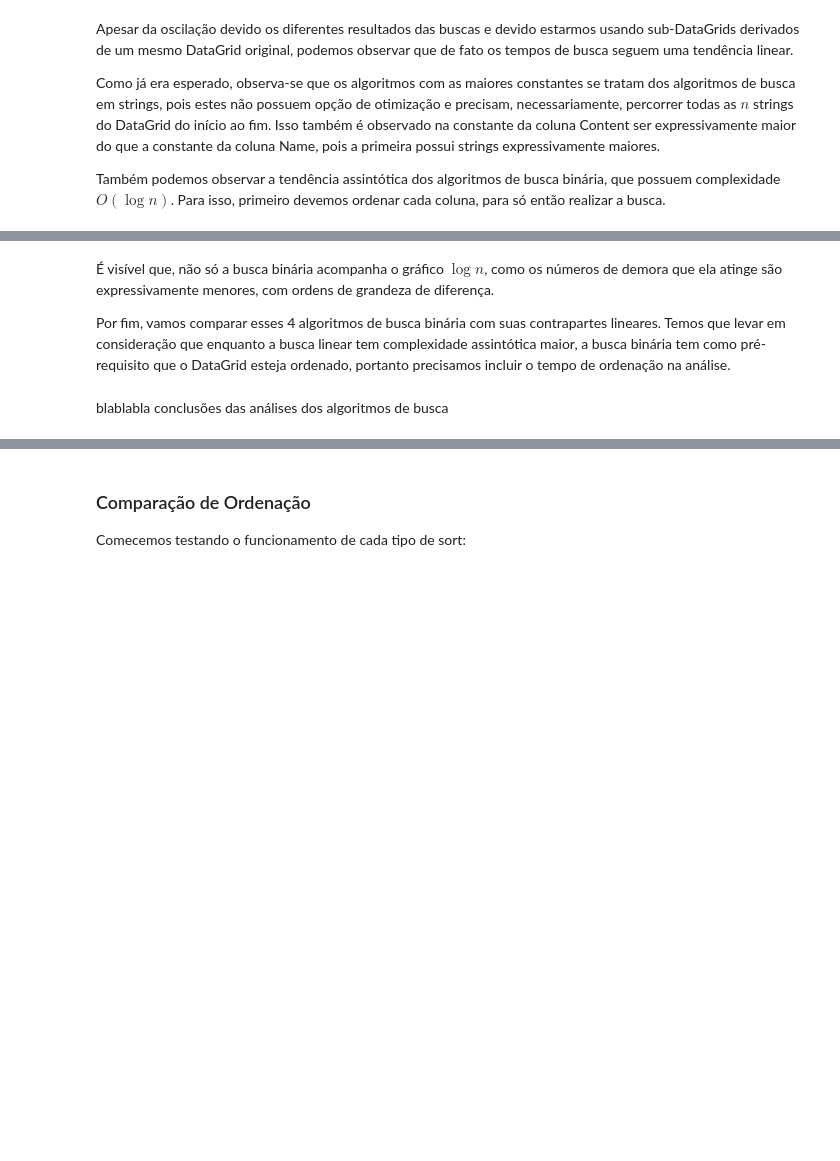
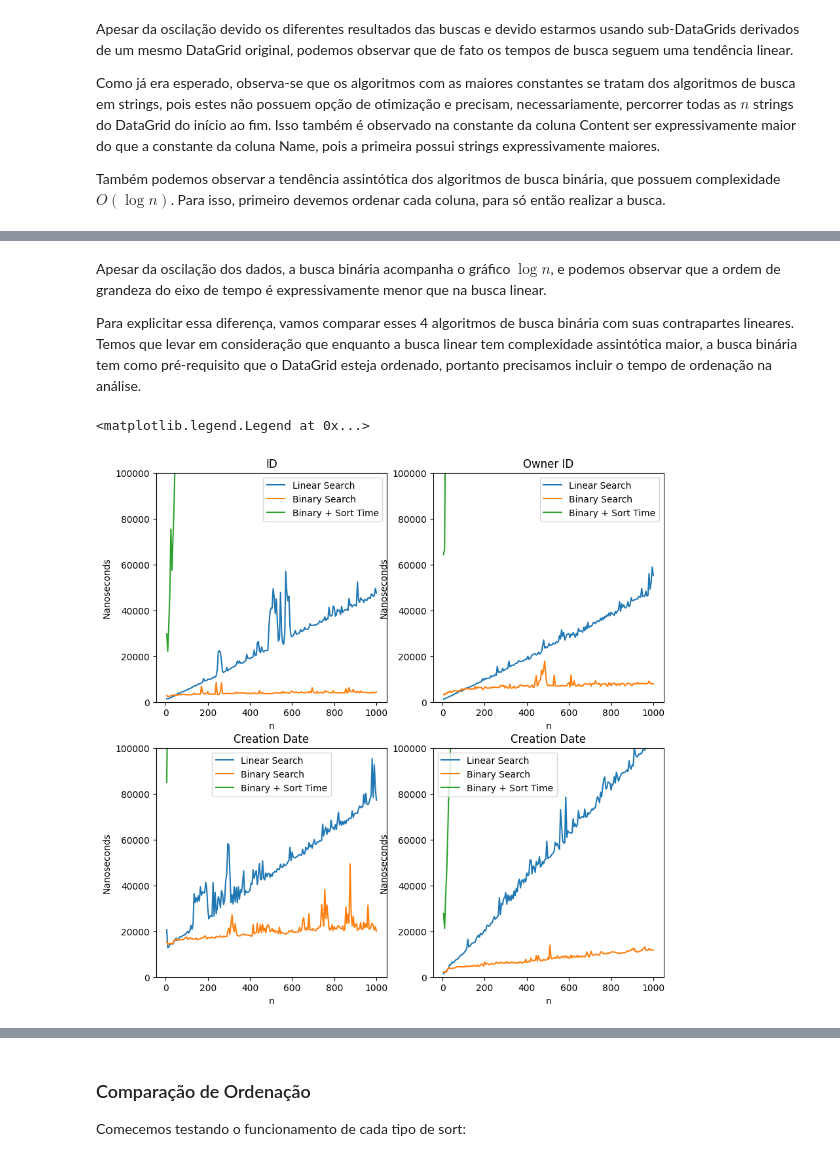
Before and after one commit to LaviniaSD/PAA, a Jupyter notebook: relatorio.ipynb, the cells around one changed output, grey strips where cells are left out. Saved outputs shown, nothing was run; the diff lists cells and outputs as text; code cells hidden in the pictures; blank space fills up the shorter version.

Commit message:
Termine relatório de comparação de busca

```diff
--- a/relatorio.ipynb
+++ b/relatorio.ipynb
@@ -530,41 +512,44 @@ TypeError: 'tuple' object does not support item assignment
 # %% [markdown]
-É visível que, não só a busca binária acompanha o gráfico $\log n$, como os números de demora que ela atinge são expressivamente menores, com ordens de grandeza de diferença.
+Apesar da oscilação dos dados, a busca binária acompanha o gráfico $\log n$, e podemos observar que a ordem de grandeza do eixo de tempo é expressivamente menor que na busca linear.
 
-Por fim, vamos comparar esses 4 algoritmos de busca binária com suas contrapartes lineares. Temos que levar em consideração que enquanto a busca linear tem complexidade assintótica maior, a busca binária tem como pré-requisito que o DataGrid esteja ordenado, portanto precisamos incluir o tempo de ordenação na análise.
+Para explicitar essa diferença, vamos comparar esses 4 algoritmos de busca binária com suas contrapartes lineares. Temos que levar em consideração que enquanto a busca linear tem complexidade assintótica maior, a busca binária tem como pré-requisito que o DataGrid esteja ordenado, portanto precisamos incluir o tempo de ordenação na análise.
 # %%
-# TODO: Plotar seis gráficos com o tempo da busca linear, com a busca binária, e com a busca binária somada ao tempo de ordenação.
 fig, axes = plt.subplots(2, 2, figsize=(10,10)) # Gráficos para plot
+
+for ax in axes.flat:
+    ax.set_ylim([0, 100000])
 
 id_bin_sort = [bin_id_exec_times[i] + id_sort_times[i] for i in range(len(bin_id_exec_times))]
 axes[0][0].plot(dg_sizes, lin_id_exec_times, label = "Linear Search")
 axes[0][0].plot(dg_sizes, bin_id_exec_times, label = "Binary Search")
 axes[0][0].plot(dg_sizes, id_bin_sort, label = "Binary + Sort Time")
 axes[0][0].set(ylabel = "Nanoseconds", xlabel = "n")
 axes[0][0].set_title("ID")
 axes[0][0].legend()
 
 own_bin_sort = [bin_own_exec_times[i] + own_sort_times[i] for i in range(len(bin_own_exec_times))]
 axes[0][1].plot(dg_sizes, lin_own_exec_times, label = "Linear Search")
 axes[0][1].plot(dg_sizes, bin_own_exec_times, label = "Binary Search")
 axes[0][1].plot(dg_sizes, own_bin_sort, label = "Binary + Sort Time")
 axes[0][1].set(ylabel = "Nanoseconds", xlabel = "n")
 axes[0][1].set_title("Owner ID")
 axes[0][1].legend()
 
 date_bin_sort = [bin_date_exec_times[i] + date_sort_times[i] for i in range(len(bin_date_exec_times))]
 axes[1][0].plot(dg_sizes, lin_date_exec_times, label = "Linear Search")
 axes[1][0].plot(dg_sizes, bin_date_exec_times, label = "Binary Search")
 axes[1][0].plot(dg_sizes, date_bin_sort, label = "Binary + Sort Time")
 axes[1][0].set(ylabel = "Nanoseconds", xlabel = "n")
 axes[1][0].set_title("Creation Date")
 axes[1][0].legend()
 
 count_bin_sort = [bin_count_exec_times[i] + count_sort_times[i] for i in range(len(bin_count_exec_times))]
 axes[1][1].plot(dg_sizes, lin_count_exec_times, label = "Linear Search")
 axes[1][1].plot(dg_sizes, bin_count_exec_times, label = "Binary Search")
 axes[1][1].plot(dg_sizes, count_bin_sort, label = "Binary + Sort Time")
 axes[1][1].set(ylabel = "Nanoseconds", xlabel = "n")
 axes[1][1].set_title("Creation Date")
 axes[1][1].legend()
+# %% [output]
+<matplotlib.legend.Legend at 0x...>
+[figure, added]
-# %% [markdown]
-blablabla conclusões das análises dos algoritmos de busca
```
Also changed, not shown: parts of 4 cells of this notebook, 1 other file.
